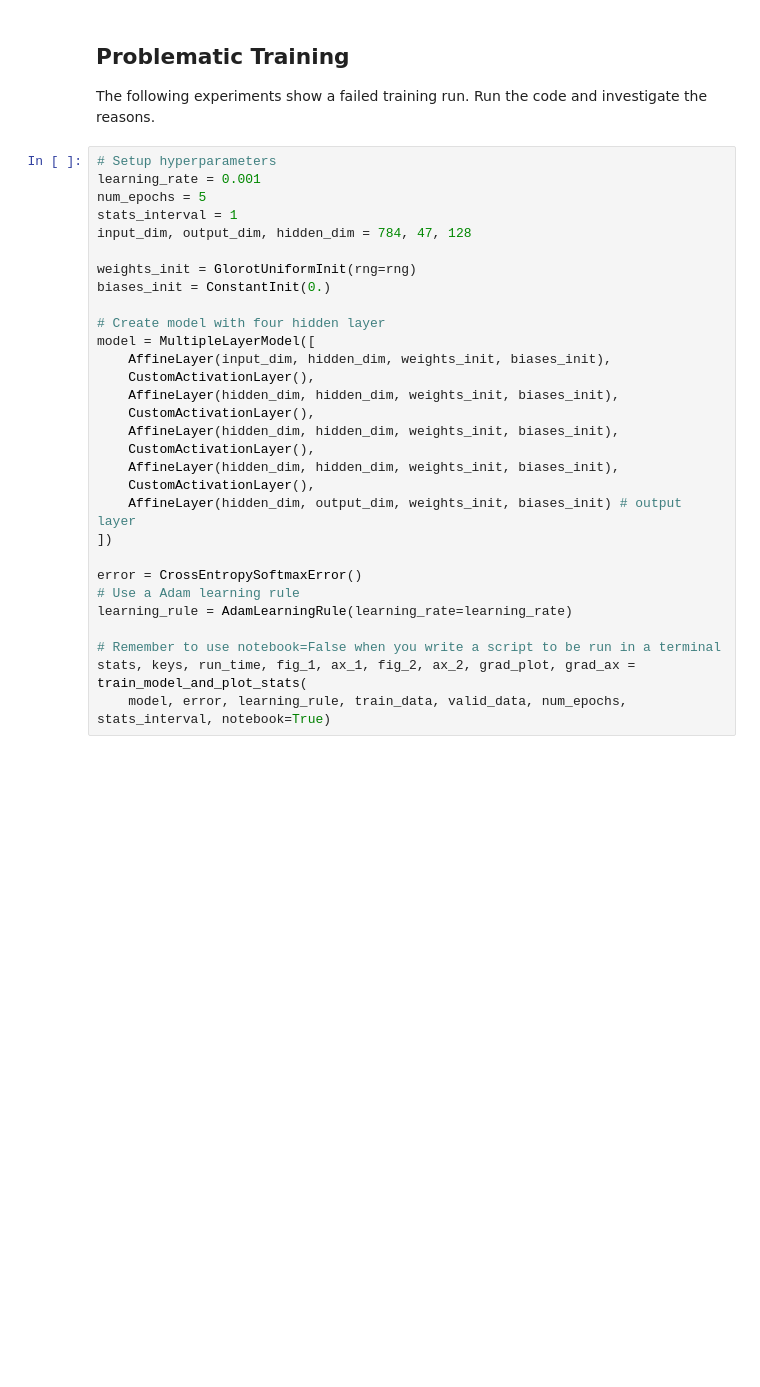
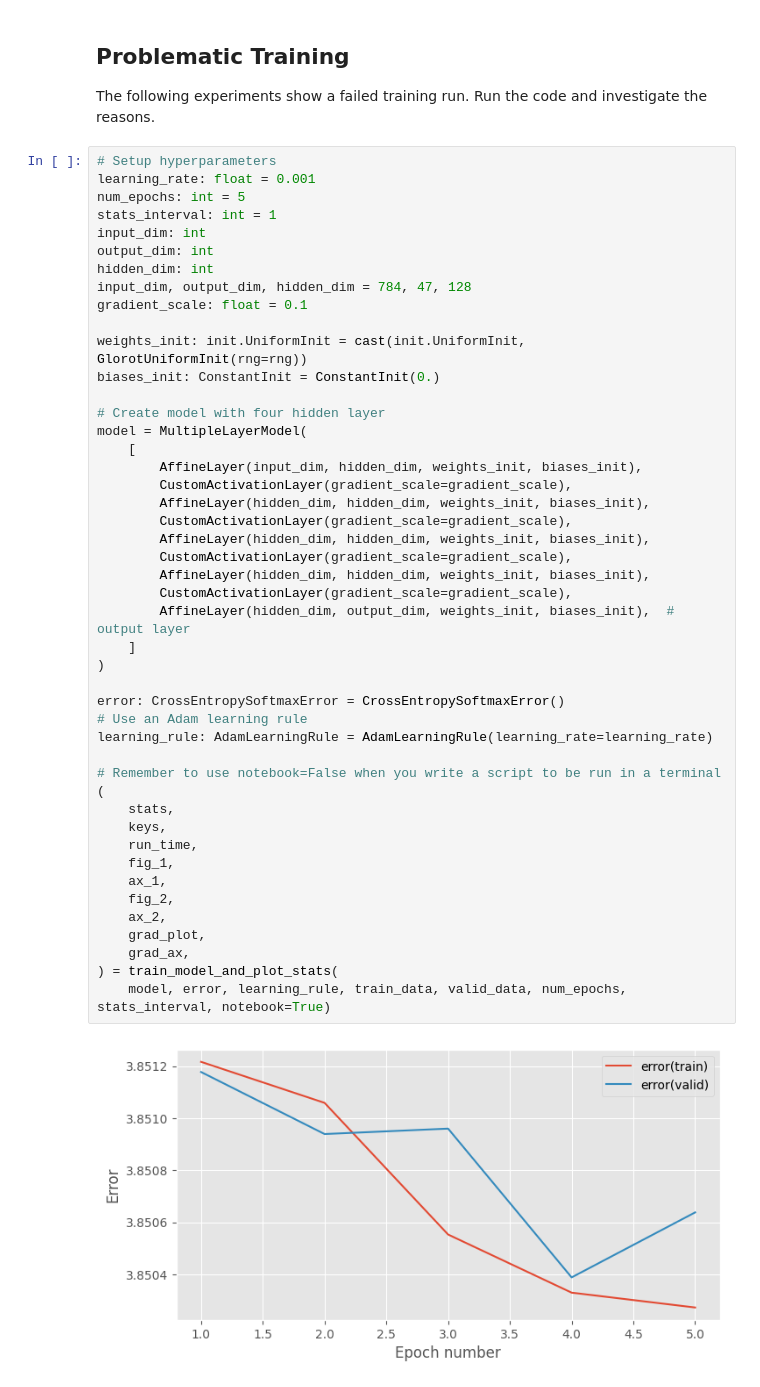
Before and after one commit to erickoch3/mlpractical, a Jupyter notebook: notebooks/Coursework_1.ipynb, the cells around one changed output. Saved outputs shown, nothing was run; the diff lists cells and outputs as text; blank space fills up the shorter version.

```diff
--- a/notebooks/Coursework_1.ipynb
+++ b/notebooks/Coursework_1.ipynb
@@ -120,31 +175,49 @@ stats, keys, run_time, fig_1, ax_1, fig_2, ax_2, grad_plot, grad_ax = train_mode
 The following experiments show a failed training run. Run the code and investigate the reasons.
 # %%
 # Setup hyperparameters
-learning_rate = 0.001
-num_epochs = 5
-stats_interval = 1
+learning_rate: float = 0.001
+num_epochs: int = 5
+stats_interval: int = 1
+input_dim: int
+output_dim: int
+hidden_dim: int
 input_dim, output_dim, hidden_dim = 784, 47, 128
+gradient_scale: float = 0.1
 
-weights_init = GlorotUniformInit(rng=rng)
-biases_init = ConstantInit(0.)
+weights_init: init.UniformInit = cast(init.UniformInit, GlorotUniformInit(rng=rng))
+biases_init: ConstantInit = ConstantInit(0.)
 
 # Create model with four hidden layer
-model = MultipleLayerModel([
-    AffineLayer(input_dim, hidden_dim, weights_init, biases_init),
-    CustomActivationLayer(),
-    AffineLayer(hidden_dim, hidden_dim, weights_init, biases_init),
-    CustomActivationLayer(),
-    AffineLayer(hidden_dim, hidden_dim, weights_init, biases_init),
-    CustomActivationLayer(),
-    AffineLayer(hidden_dim, hidden_dim, weights_init, biases_init),
-    CustomActivationLayer(),
-    AffineLayer(hidden_dim, output_dim, weights_init, biases_init) # output layer
-])
+model = MultipleLayerModel(
+    [
+        AffineLayer(input_dim, hidden_dim, weights_init, biases_init),
+        CustomActivationLayer(gradient_scale=gradient_scale),
+        AffineLayer(hidden_dim, hidden_dim, weights_init, biases_init),
+        CustomActivationLayer(gradient_scale=gradient_scale),
+        AffineLayer(hidden_dim, hidden_dim, weights_init, biases_init),
+        CustomActivationLayer(gradient_scale=gradient_scale),
+        AffineLayer(hidden_dim, hidden_dim, weights_init, biases_init),
+        CustomActivationLayer(gradient_scale=gradient_scale),
+        AffineLayer(hidden_dim, output_dim, weights_init, biases_init),  # output layer
+    ]
+)
 
-error = CrossEntropySoftmaxError()
-# Use a Adam learning rule
-learning_rule = AdamLearningRule(learning_rate=learning_rate)
+error: CrossEntropySoftmaxError = CrossEntropySoftmaxError()
+# Use an Adam learning rule
+learning_rule: AdamLearningRule = AdamLearningRule(learning_rate=learning_rate)
 
 # Remember to use notebook=False when you write a script to be run in a terminal
-stats, keys, run_time, fig_1, ax_1, fig_2, ax_2, grad_plot, grad_ax = train_model_and_plot_stats(
+(
+    stats,
+    keys,
+    run_time,
+    fig_1,
+    ax_1,
+    fig_2,
+    ax_2,
+    grad_plot,
+    grad_ax,
+) = train_model_and_plot_stats(
     model, error, learning_rule, train_data, valid_data, num_epochs, stats_interval, notebook=True)
+# %% [output]
+[figure, added]
```
Also changed, not shown: parts of 9 cells of this notebook, 38 other files.
